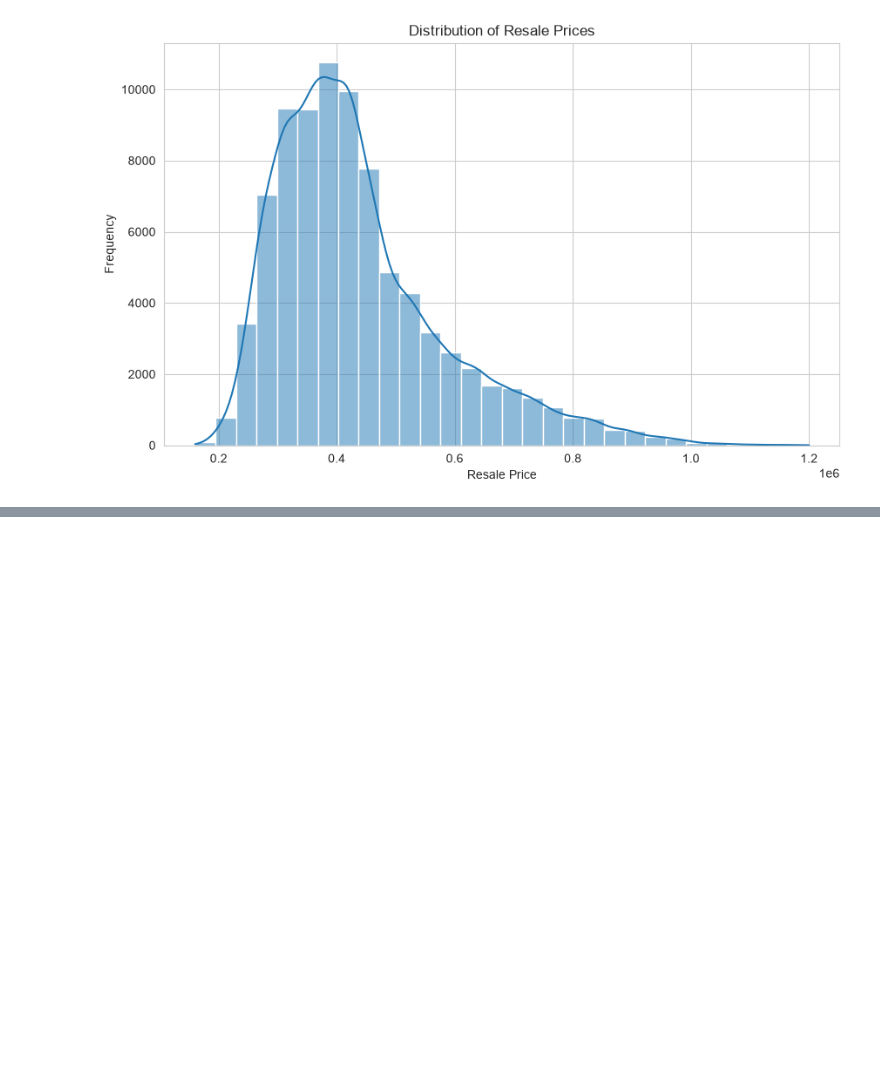
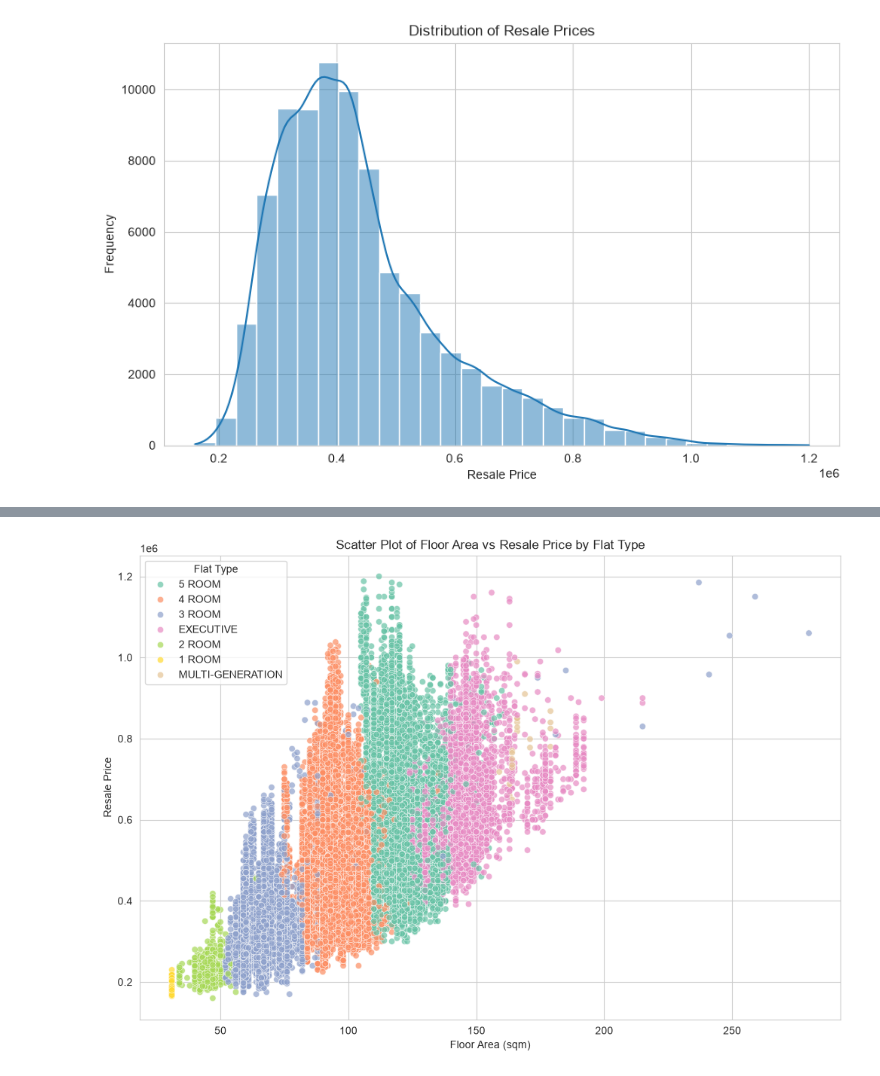
Before and after one commit to spideyeng/AIAPFoundation, a Jupyter notebook: module 3/EDA.ipynb, the cells around one changed output, grey strips where cells are left out. Drawn from its saved outputs; the diff is of its cells as text; code cells hidden in the pictures; blank space fills up the shorter version.

```diff
--- a/module 3/EDA.ipynb
+++ b/module 3/EDA.ipynb
@@ -271,0 +395,14 @@ Text(0, 0.5, 'Frequency')
+# %%
+# Set the aesthetic style of the plots
+sns.set_style("whitegrid")
+
+# Scatter plot for floor area vs resale price with color encoding for flat type
+plt.figure(figsize=(12, 8))
+sns.scatterplot(x='floor_area_sqm', y='resale_price', hue='flat_type', data=df, palette='Set2', alpha=0.7)
+plt.title('Scatter Plot of Floor Area vs Resale Price by Flat Type')
+plt.xlabel('Floor Area (sqm)')
+plt.ylabel('Resale Price')
+plt.legend(title='Flat Type')
+plt.show()
+# %% [output]
+[figure, added]
```
Also changed, not shown: parts of 13 cells of this notebook.
